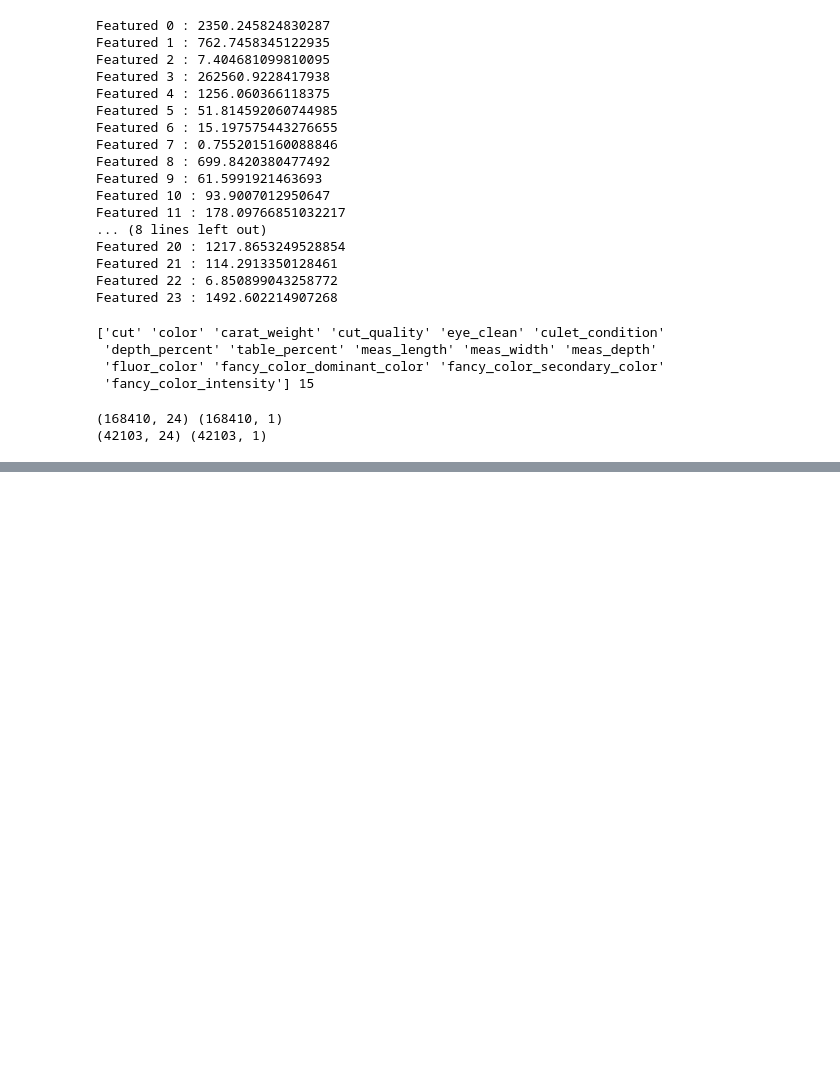
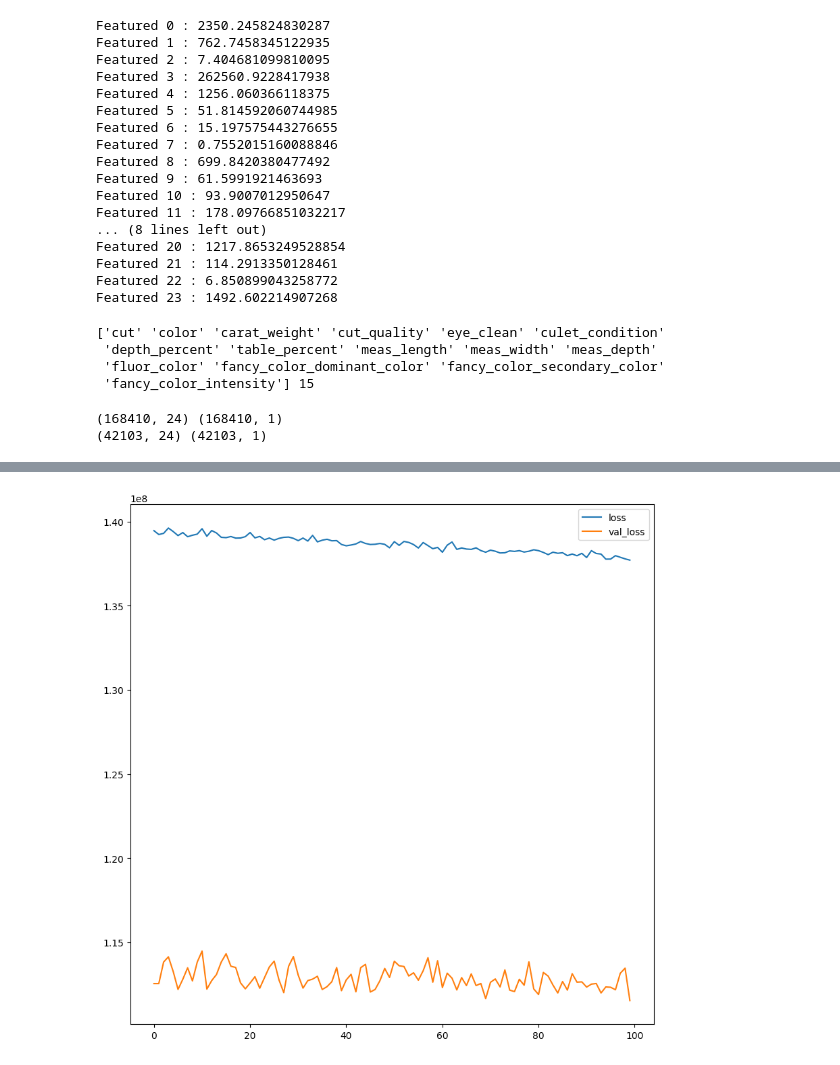
Before and after one commit to aghabidareh/DiamondSellPrice, a Jupyter notebook: DiamondSellsReg.ipynb, the cells around one changed output, grey strips where cells are left out. Cells and saved outputs as stored; diff of their text form; code cells hidden in the pictures; blank space fills up the shorter version.

Commit message:
create the model

```diff
--- a/DiamondSellsReg.ipynb
+++ b/DiamondSellsReg.ipynb
@@ -201,3 +204,12 @@ print(X_test.shape , y_test.shape)
 # %% [output]
 (168410, 24) (168410, 1)
 (42103, 24) (42103, 1)
+# %%
+model = Sequential()
+model.add(Dense(units=100 , input_dim = 24 , kernel_initializer='normal' , activation='relu'))
+model.add(Dense(units=50 , kernel_initializer='normal' , activation='relu'))
+model.add(Dense(units=1 , kernel_initializer='normal'))
+
+model.compile(loss='mean_squared_error' , optimizer='adam')
+# %%
+history = model.fit(X_train , y_train , validation_split=0.2 , batch_size=2000 , epochs=100 , verbose=1)
@@ -203,0 +234,5 @@ print(X_test.shape , y_test.shape)
+# %%
+pd.DataFrame(history.history).plot(figsize=(10,10))
+plt.show()
+# %% [output]
+[figure, added]
```
Also changed, not shown: parts of 6 cells of this notebook, 1 other file.
